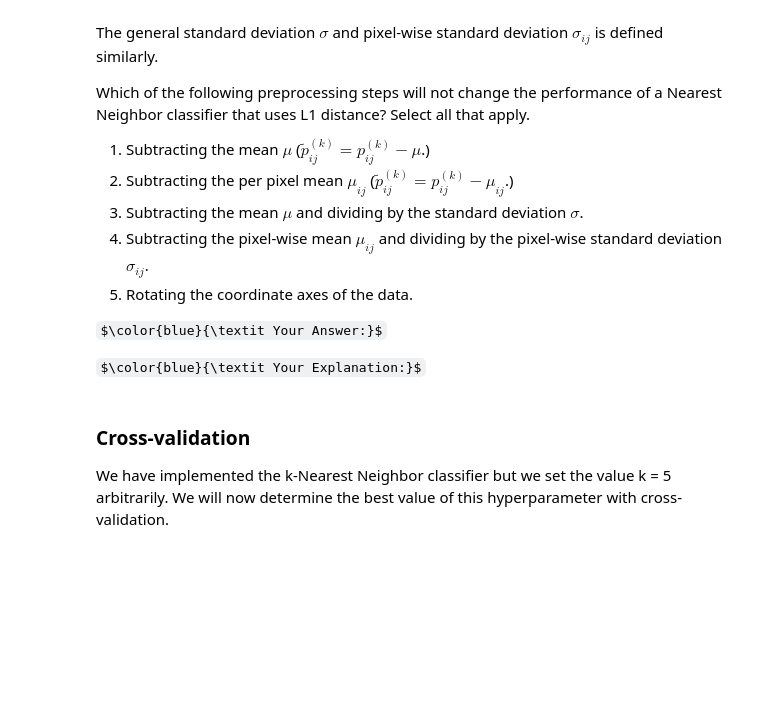
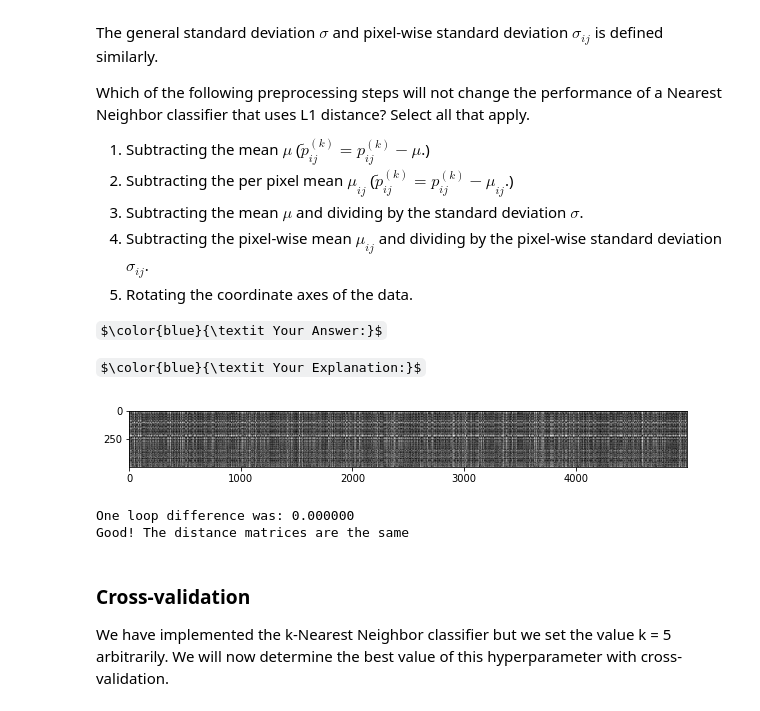
Before and after one commit to vibhavgaur/CodingPractice, a Jupyter notebook: CS231n Assignments/assignment1_colab/assignment1/knn.ipynb, the cells around one changed output. Drawn from its saved outputs; the diff is of its cells as text; code cells hidden in the pictures; some formulas as TeX source; blank space fills up the shorter version.

```diff
--- a/CS231n Assignments/assignment1_colab/assignment1/knn.ipynb
+++ b/CS231n Assignments/assignment1_colab/assignment1/knn.ipynb
@@ -186,12 +202,16 @@ $\color{blue}{\textit Your Answer:}$
 
 
 $\color{blue}{\textit Your Explanation:}$
+# %%
+# Now lets speed up distance matrix computation by using partial vectorization
+# with one loop. Implement the function compute_distances_one_loop and run the
+# code below:
+dists_one = classifier.compute_distances_one_loop(X_test)
+plt.imshow(dists_one, interpolation='none')
+plt.show()
+# %% [output]
+[figure, added]
 # %%
-# Now lets speed up distance matrix computation by using partial vectorization
-# with one loop. Implement the function compute_distances_one_loop and run the
-# code below:
-dists_one = classifier.compute_distances_one_loop(X_test)
-
 # To ensure that our vectorized implementation is correct, we make sure that it
 # agrees with the naive implementation. There are many ways to decide whether
 # two matrices are similar; one of the simplest is the Frobenius norm. In case
@@ -204,3 +224,6 @@ if difference < 0.001:
     print('Good! The distance matrices are the same')
 else:
     print('Uh-oh! The distance matrices are different')
+# %% [output]
+One loop difference was: 0.000000
+Good! The distance matrices are the same
```
Also changed, not shown: parts of 11 cells of this notebook, 11 other files.
